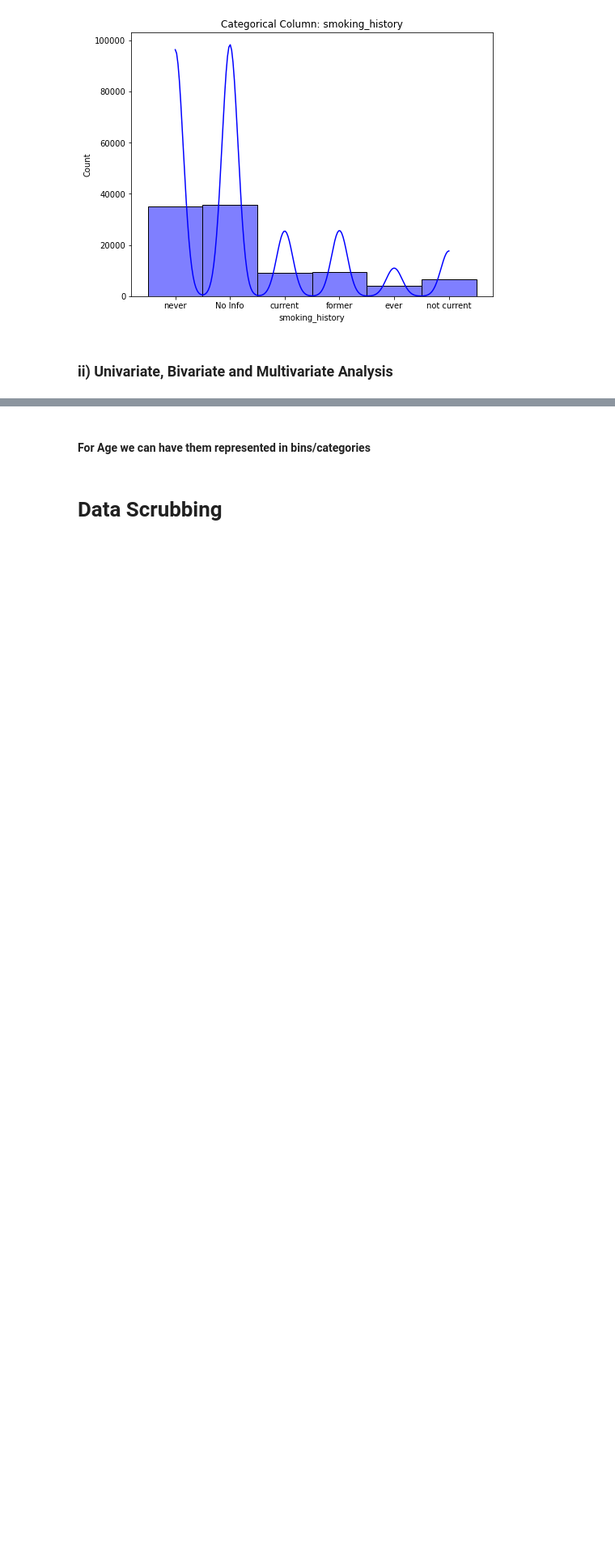
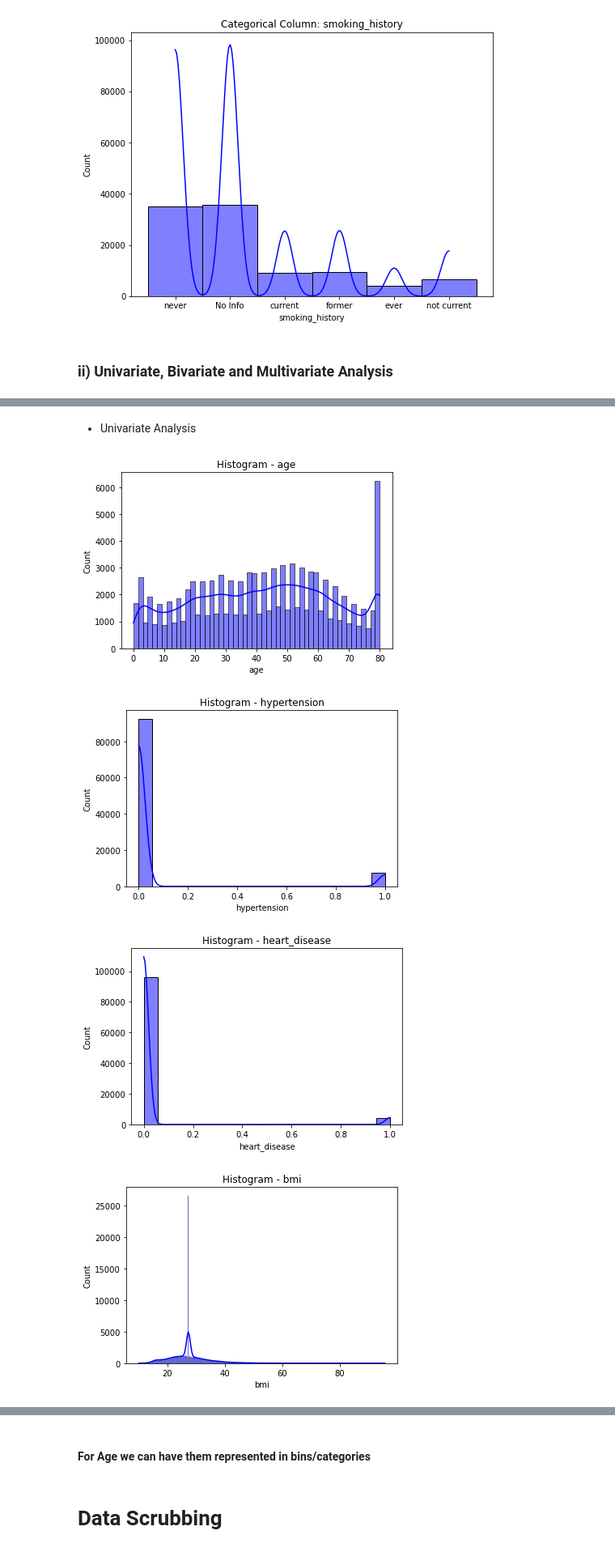
Before and after one commit to Edna722/Africantech-Hackathon, a Jupyter notebook: Diabetes Notebook 1.ipynb, the cells around one changed output, grey strips where cells are left out. Shown: that part at 81% size. Cells and saved outputs as stored; diff of their text form; code cells hidden in the pictures; blank space fills up the shorter version.

```diff
--- a/Diabetes Notebook 1.ipynb
+++ b/Diabetes Notebook 1.ipynb
@@ -199,0 +210,17 @@ plot_categorical(diabetes_prediction_data)
+# %% [markdown]
+- Univariate Analysis
+# %%
+# Univariate Analysis - Histograms for numerical variables
+numerical_columns = diabetes_prediction_data.select_dtypes(include=['int64', 'float64']).columns
+for col in numerical_columns:
+    plt.figure(figsize=(6, 4))
+    sns.histplot(diabetes_prediction_data[col], kde=True, color='blue')
+    plt.title(f'Histogram - {col}')
+    plt.xlabel(col)
+    plt.ylabel('Count')
+    plt.show()
+# %% [output]
+[figure, added]
+[figure, added]
+[figure, added]
+[figure, added]
```
Also changed, not shown: parts of 11 cells of this notebook.
